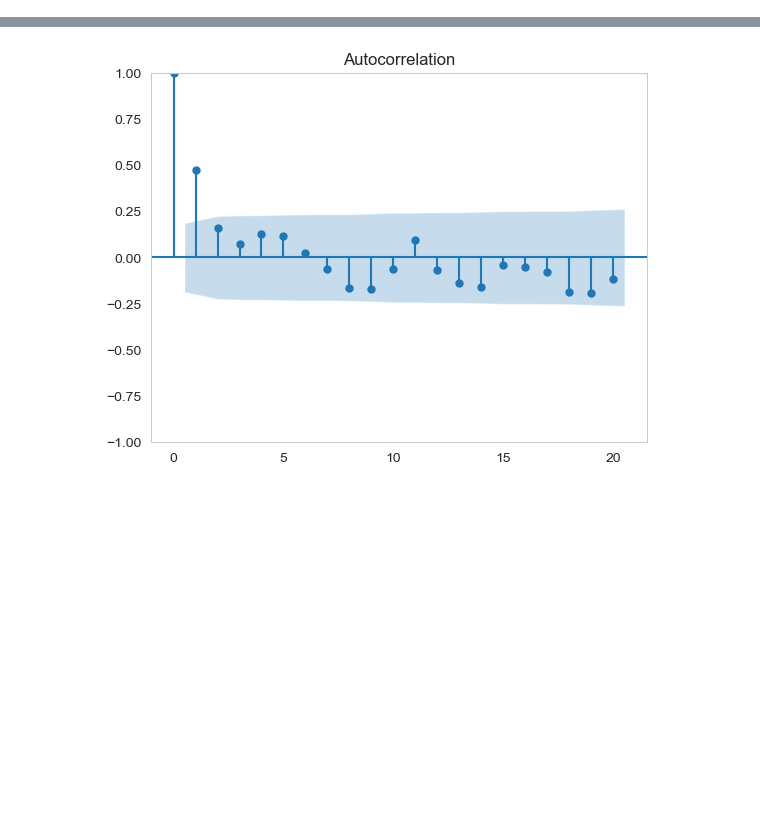
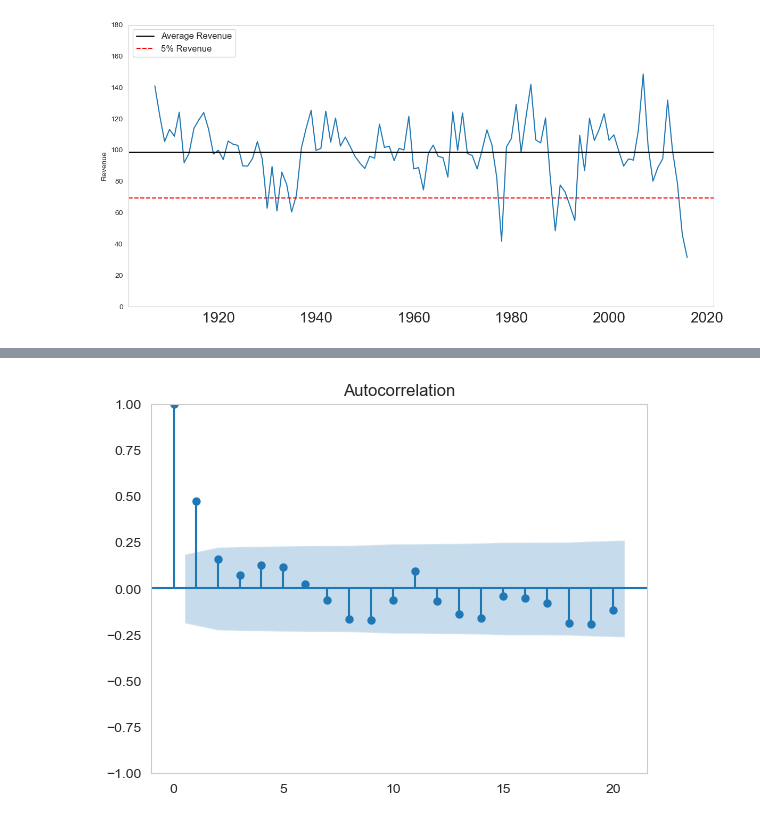
Before and after one commit to dlkency/CALFEWS_waterFutures, a Jupyter notebook: postprocess_district_rev.ipynb, the cells around one changed output, grey strips where cells are left out. Drawn from its saved outputs; the diff is of its cells as text; code cells hidden in the pictures; blank space fills up the shorter version.

```diff
--- a/postprocess_district_rev.ipynb
+++ b/postprocess_district_rev.ipynb
@@ -214,0 +249,23 @@ Strike: 1381.6898313258296
+# %%
+Yearly_revenue['year'] = pd.date_range(start='1906', periods=110, freq='Y')
+
+# Plotting
+plt.figure(figsize=(12, 6))
+plt.plot(Yearly_revenue['year'], Yearly_revenue['Annual Revenue'])
+mean = Yearly_revenue['Annual Revenue'].mean()
+lowpercentile = Yearly_revenue['Annual Revenue'].quantile(0.08)
+plt.axhline(y=mean, color='black', linestyle='-', label='Average Revenue')
+plt.axhline(y=lowpercentile, color='r', linestyle='--', label='5% Revenue')
+# plt.title('Losthills Daily Revenue from 1906 to 2024')
+# plt.xlabel('Year')
+# plt.ylabel('Revenue')
+plt
+plt.ylim(0, 180)
+plt.xticks(fontsize=20)
+plt.grid(True)
+plt.legend(loc='upper left', fontsize=12)
+plt.grid(False)
+plt.tight_layout()
+plt.show()
+# %% [output]
+[figure, added]
```
Also changed, not shown: parts of 52 cells of this notebook, 26 other files.
